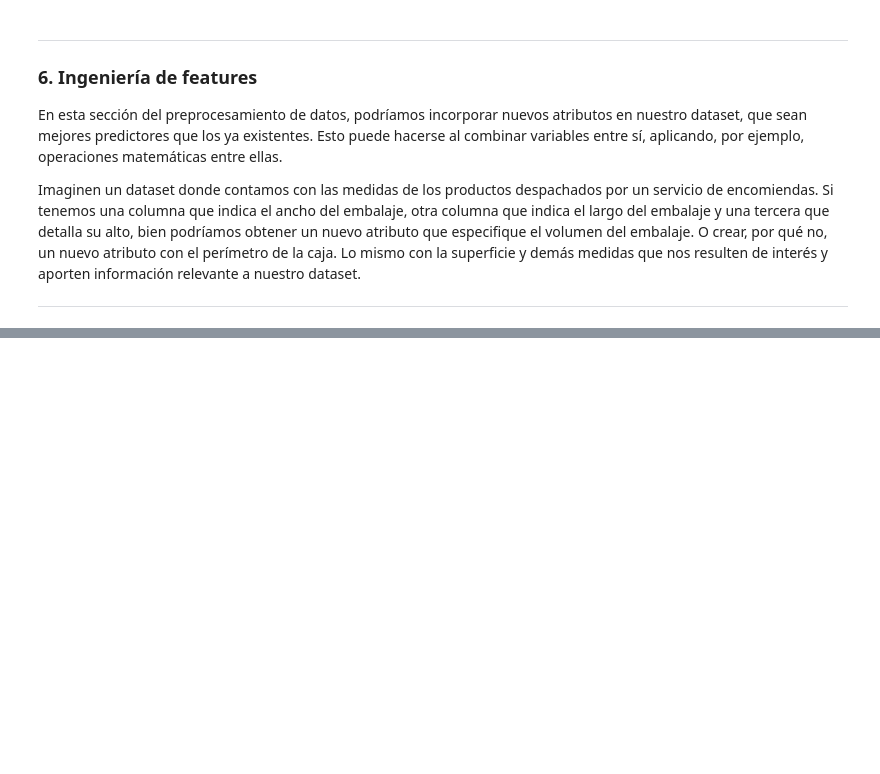
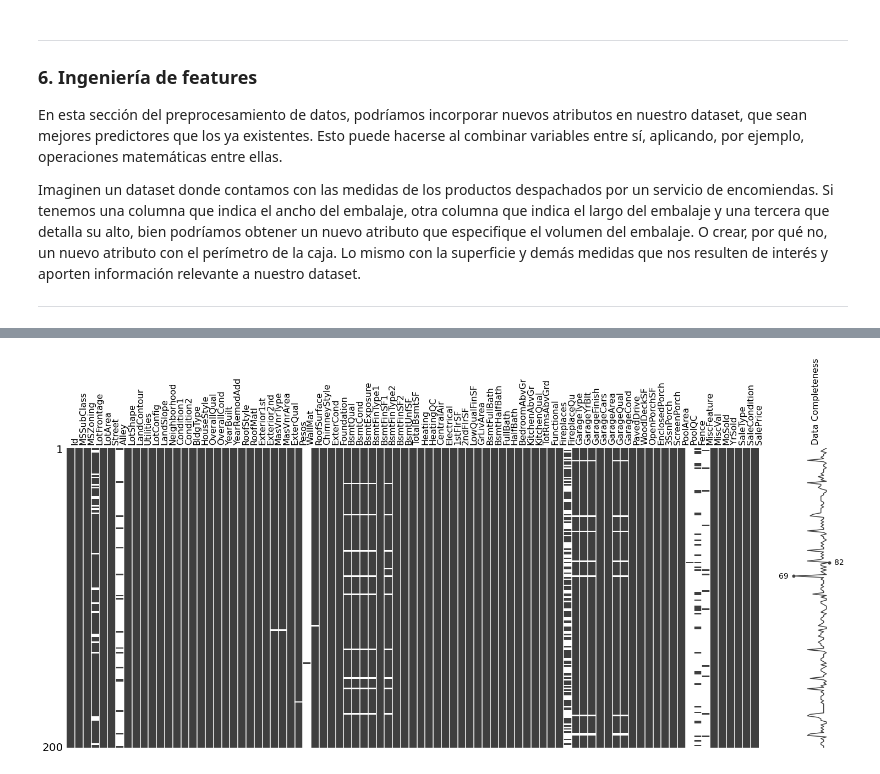
Before and after one commit to Heizhem/Workshop_Preprocesamiento, a Jupyter notebook: Preprocesamiento.ipynb, the cells around one changed output, grey strips where cells are left out. Saved outputs shown, nothing was run; the diff lists cells and outputs as text; code cells hidden in the pictures; blank space fills up the shorter version.

```diff
--- a/Preprocesamiento.ipynb
+++ b/Preprocesamiento.ipynb
@@ -182,0 +262,7 @@ Imaginen un dataset donde contamos con las medidas de los productos despachados
+# %%
+# Tomamos 200 muestras al azar de nuestra población
+
+msno.matrix(data.sample(200), labels = True, label_rotation = 90)
+plt.show()
+# %% [output]
+[figure, added]
```
Also changed, not shown: parts of 51 cells of this notebook, 1 other file.
